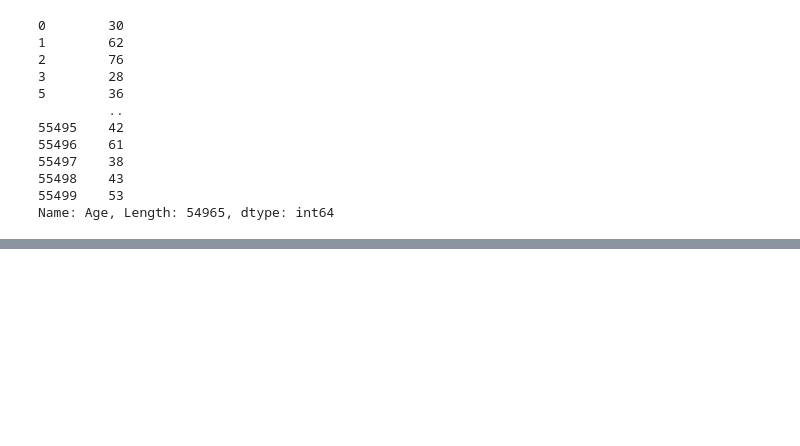
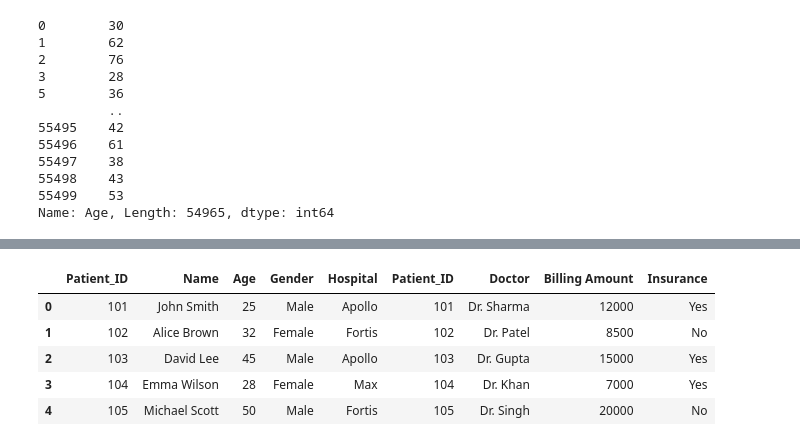
Before and after one commit to mahimarawat0707/Learn-Python-with-Me, a Jupyter notebook: Library/Pandas/pandas2.ipynb, the cells around one changed output, grey strips where cells are left out. Drawn from its saved outputs; the diff is of its cells as text; code cells hidden in the pictures; blank space fills up the shorter version.

```diff
--- a/Library/Pandas/pandas2.ipynb
+++ b/Library/Pandas/pandas2.ipynb
@@ -625,0 +663,11 @@ Name: Age, Length: 54965, dtype: int64
+# %%
+#concat joins datframe
+#horizontal (adds columns)
+pd.concat([df_patients, df_billing], axis= 1)
+# %% [output]
+|  | Patient_ID | Name | Age | Gender | Hospital | Patient_ID | Doctor | Billing Amount | Insurance |
+| 0 | 101 | John Smith | 25 | Male | Apollo | 101 | Dr. Sharma | 12000 | Yes |
+| 1 | 102 | Alice Brown | 32 | Female | Fortis | 102 | Dr. Patel | 8500 | No |
+| 2 | 103 | David Lee | 45 | Male | Apollo | 103 | Dr. Gupta | 15000 | Yes |
+| 3 | 104 | Emma Wilson | 28 | Female | Max | 104 | Dr. Khan | 7000 | Yes |
+| 4 | 105 | Michael Scott | 50 | Male | Fortis | 105 | Dr. Singh | 20000 | No |
```
Also changed, not shown: parts of 7 cells of this notebook.
